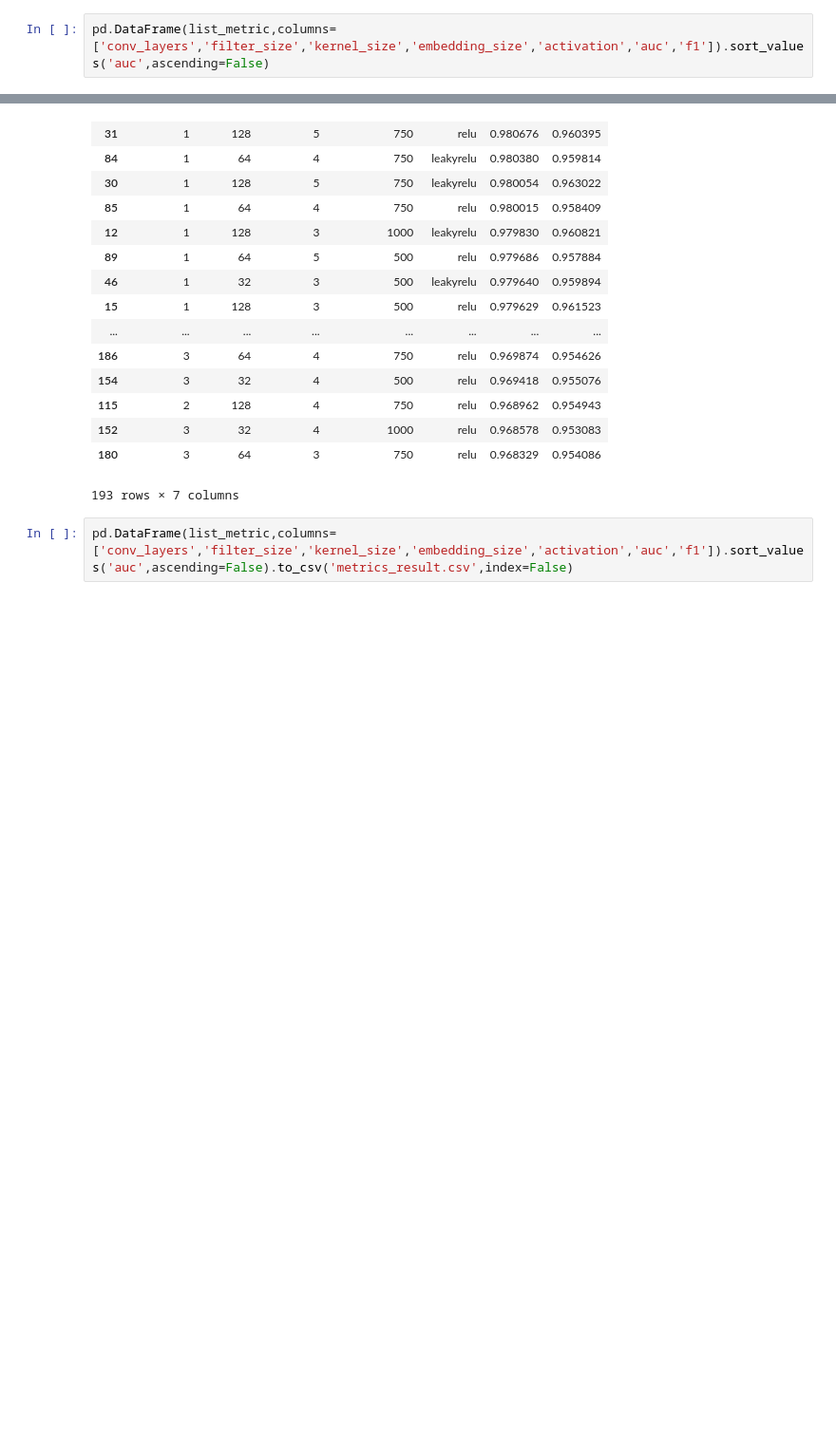
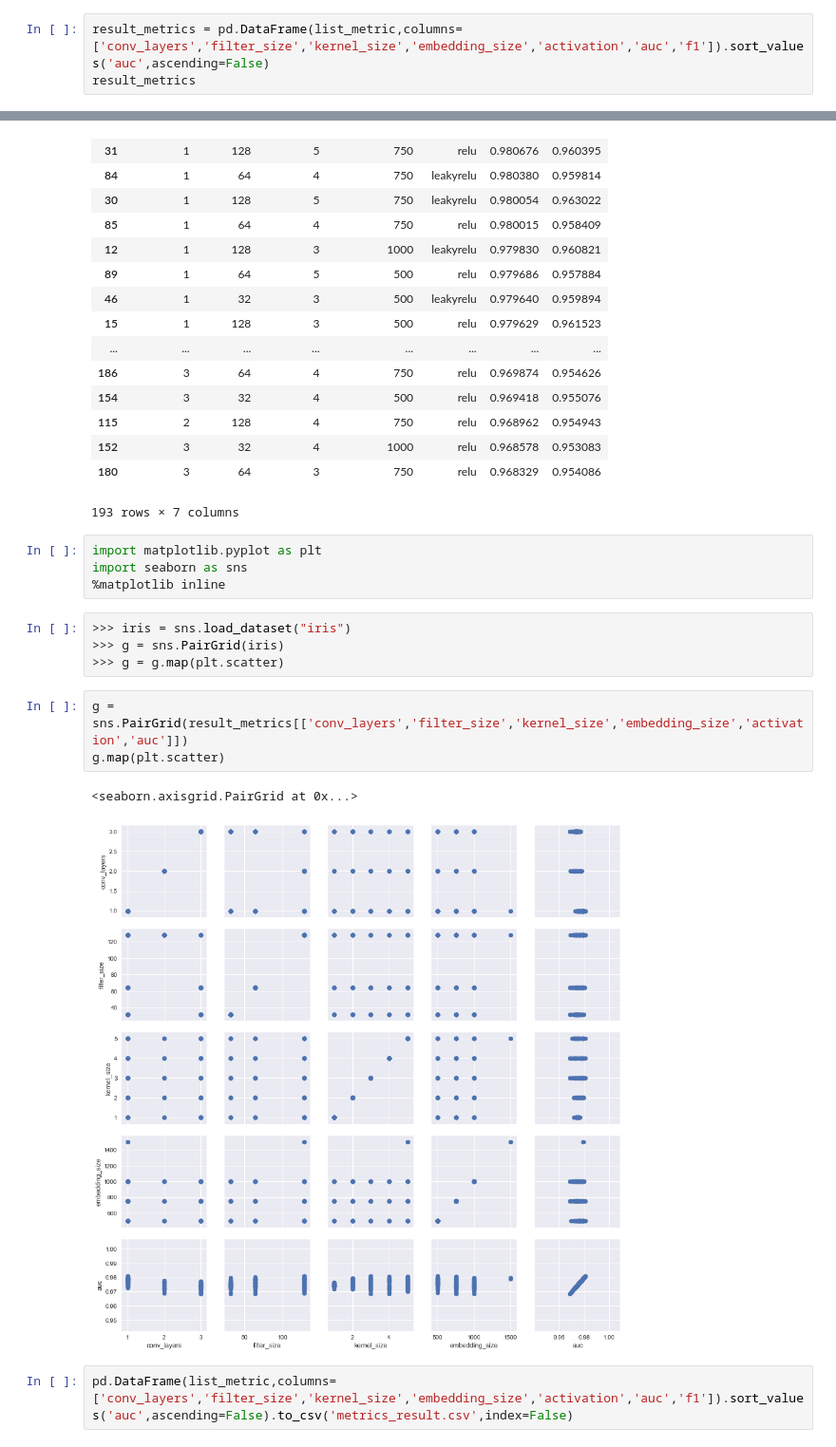
Before and after one commit to nabusman/W266-Final-Project, a Jupyter notebook: code/CNN_accuracy_metrics.ipynb, the cells around one changed output, grey strips where cells are left out. Shown at 95% size. Saved outputs shown, nothing was run; the diff lists cells and outputs as text; blank space fills up the shorter version.

```diff
--- a/code/CNN_accuracy_metrics.ipynb
+++ b/code/CNN_accuracy_metrics.ipynb
@@ -43,7 +44,8 @@ for each_file in files:
     metric_f1 = f1_score(metric_df['y'], metric_df['y_pred'].round(0))
     list_metric.append([param1,param2,param3,param4,param5,metric_auc,metric_f1])
 # %%
-pd.DataFrame(list_metric,columns=['conv_layers','filter_size','kernel_size','embedding_size','activation','auc','f1']).sort_values('auc',ascending=False)
+result_metrics = pd.DataFrame(list_metric,columns=['conv_layers','filter_size','kernel_size','embedding_size','activation','auc','f1']).sort_values('auc',ascending=False)
+result_metrics
 # %% [output]
 |  | conv_layers | filter_size | kernel_size | embedding_size | activation | auc | f1 |
 | 14 | 1 | 128 | 3 | 500 | leakyrelu | 0.981056 | 0.961373 |
@@ -63,5 +65,19 @@ pd.DataFrame(list_metric,columns=['conv_layers','filter_size','kernel_size','emb
 | 152 | 3 | 32 | 4 | 1000 | relu | 0.968578 | 0.953083 |
 | 180 | 3 | 64 | 3 | 750 | relu | 0.968329 | 0.954086 |
 193 rows × 7 columns
+# %%
+import matplotlib.pyplot as plt
+import seaborn as sns
+%matplotlib inline
+# %%
+>>> iris = sns.load_dataset("iris")
+>>> g = sns.PairGrid(iris)
+>>> g = g.map(plt.scatter)
+# %%
+g = sns.PairGrid(result_metrics[['conv_layers','filter_size','kernel_size','embedding_size','activation','auc']])
+g.map(plt.scatter)
+# %% [output]
+<seaborn.axisgrid.PairGrid at 0x...>
+[figure, added]
 # %%
 pd.DataFrame(list_metric,columns=['conv_layers','filter_size','kernel_size','embedding_size','activation','auc','f1']).sort_values('auc',ascending=False).to_csv('metrics_result.csv',index=False)
```
Also changed, not shown: parts of 1 cell of this notebook.
